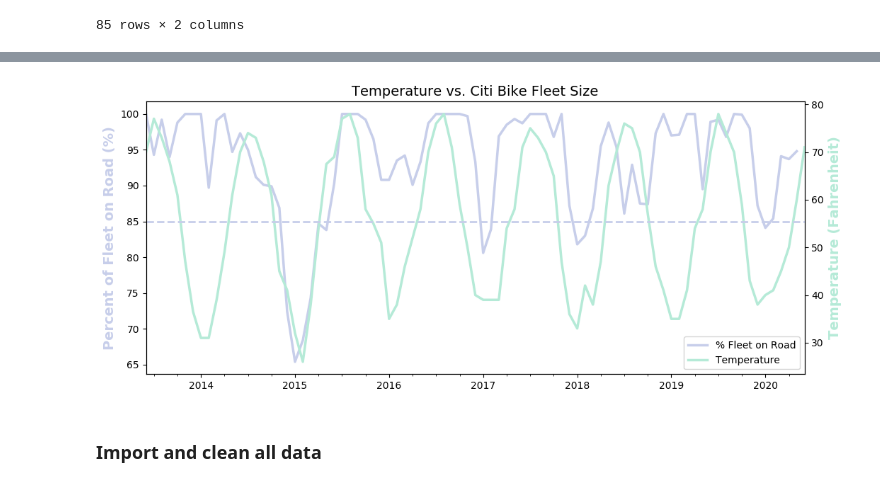
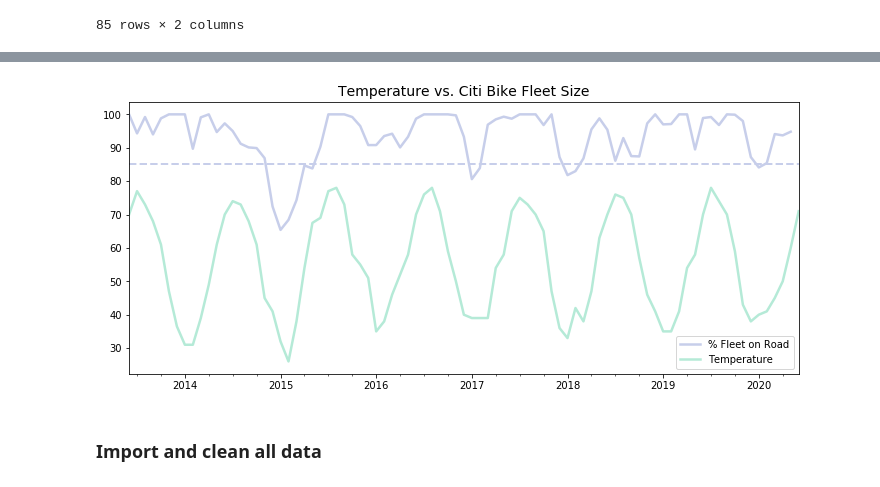
Before and after one commit to Data-Science-Link/project_bike_rental_analysis, a Jupyter notebook: scripts/workspace/Link_Michael/Temperature_vs_Fleet_Size.ipynb, the cells around one changed output, grey strips where cells are left out. Cells and saved outputs as stored; diff of their text form; code cells hidden in the pictures.

Commit message:
final adjustments to operational and revenue graphs

```diff
--- a/scripts/workspace/Link_Michael/Temperature_vs_Fleet_Size.ipynb
+++ b/scripts/workspace/Link_Michael/Temperature_vs_Fleet_Size.ipynb
@@ -266,30 +266,33 @@ df = pd.DataFrame(np.random.randn(1000, 4), index=ts.index, columns=list('ABCD')
 # %%
 import datetime
 import numpy as np
 import matplotlib.pyplot as plt
 import matplotlib.dates as mdates
 
 plt.figure(figsize=(12,5))
 plt.title('Temperature vs. Citi Bike Fleet Size', fontsize=14)
 
 ax1 = result['% Fleet on Road'].plot(color=color_dct['purple'], label='% Fleet on Road', linewidth=2.5)
-ax2 = result["Temperature"].plot(color=color_dct['aqua_green'], secondary_y=True, label="Temperature", linewidth=2.5)
+ax2 = result["Temperature"].plot(color=color_dct['aqua_green'], label="Temperature", linewidth=2.5) #, secondary_y=True
 
-ax1.set_ylabel('Percent of Fleet on Road (%)', color=color_dct['purple'], fontsize=14, weight='bold')
-ax2.set_ylabel('Temperature (Fahrenheit)', color=color_dct['aqua_green'], fontsize=14, weight='bold')
+# ax1.set_ylabel('Percent of Fleet on Road (%)', color=color_dct['purple'], fontsize=14, weight='bold')
+# ax2.set_ylabel('Temperature (Fahrenheit)', color=color_dct['aqua_green'], fontsize=14, weight='bold')
 
 # ax1.tick_params(axis='y', colors=color_dct['purple'], labelsize=14)#, weight='bold')
 
-h1, l1 = ax1.get_legend_handles_labels()
-h2, l2 = ax2.get_legend_handles_labels()
+# h1, l1 = ax1.get_legend_handles_labels()
+# h2, l2 = ax2.get_legend_handles_labels()
 
 linestyles = ['-', '--', '-.', ':']
-plt.axhline(y=55.4, linewidth=2, color=color_dct['purple'], ls=linestyles[1])
+plt.axhline(y=85, linewidth=2, color=color_dct['purple'], ls=linestyles[1])
 
-plt.legend(h1+h2, l1+l2, loc=4)
+plt.legend(loc=4)
+
+plt.savefig('Temperature_vs_Fleet_Size.png')
+
 plt.show()
 # %% [output]
-[figure, old version]
+[figure, new version]
 # %%
 test.sort_values(by=['bikes'], ascending=False)
 # %%
```
Also changed, not shown: 10 other files.
